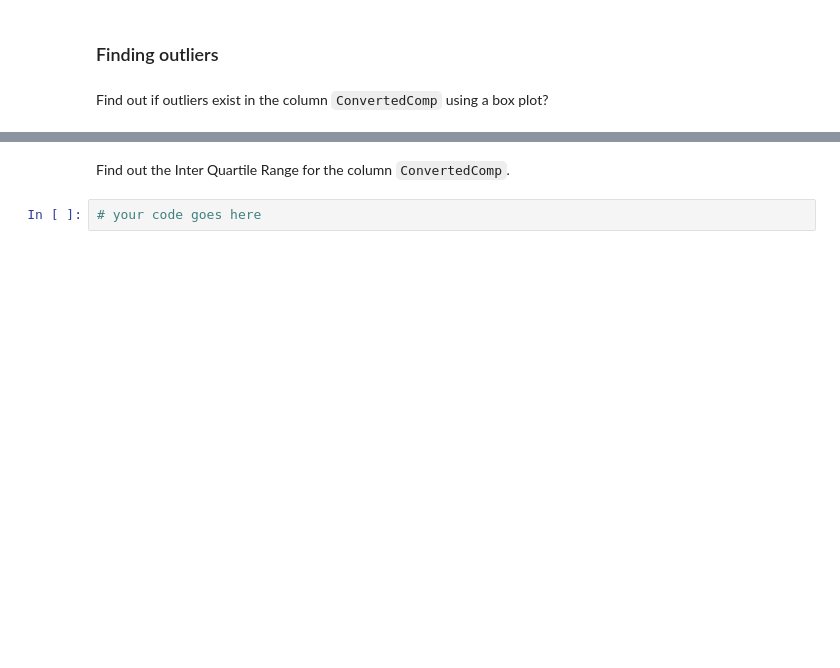
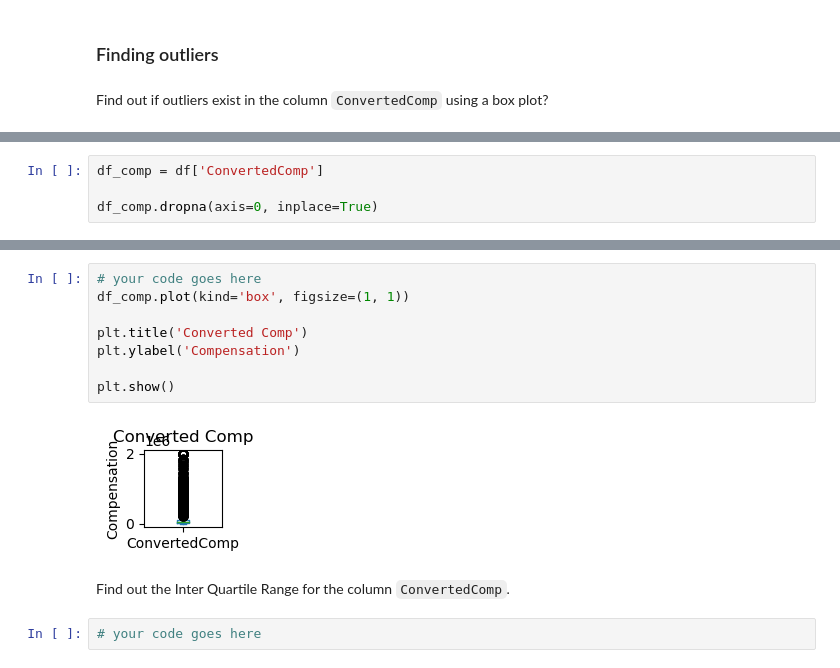
Before and after one commit to VinodKumarKP/dataanalyst_capstone, a Jupyter notebook: M3ExploratoryDataAnalysis-lab.ipynb, the cells around one changed output, grey strips where cells are left out. Cells and saved outputs as stored; diff of their text form; blank space fills up the shorter version.

```diff
--- a/M3ExploratoryDataAnalysis-lab.ipynb
+++ b/M3ExploratoryDataAnalysis-lab.ipynb
@@ -89,0 +162,4 @@ Find out if outliers exist in the column `ConvertedComp` using a box plot?
+# %%
+df_comp = df['ConvertedComp']
+
+df_comp.dropna(axis=0, inplace=True)
@@ -90,3 +183,13 @@ Find out if outliers exist in the column `ConvertedComp` using a box plot?
+# %%
+# your code goes here
+df_comp.plot(kind='box', figsize=(1, 1))
+
+plt.title('Converted Comp')
+plt.ylabel('Compensation')
+
+plt.show()
+# %% [output]
+[figure, added]
 # %% [markdown]
 Find out the Inter Quartile Range for the column `ConvertedComp`.
 # %%
```
Also changed, not shown: parts of 16 cells of this notebook.
